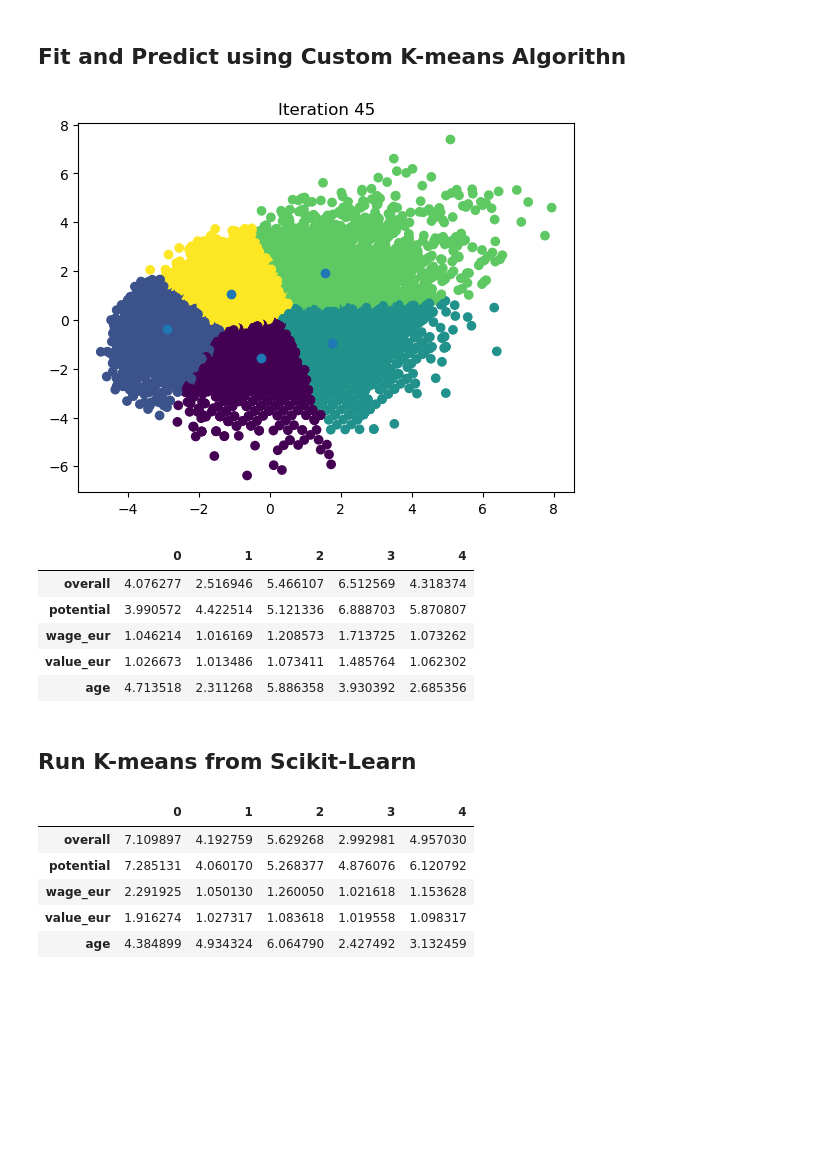
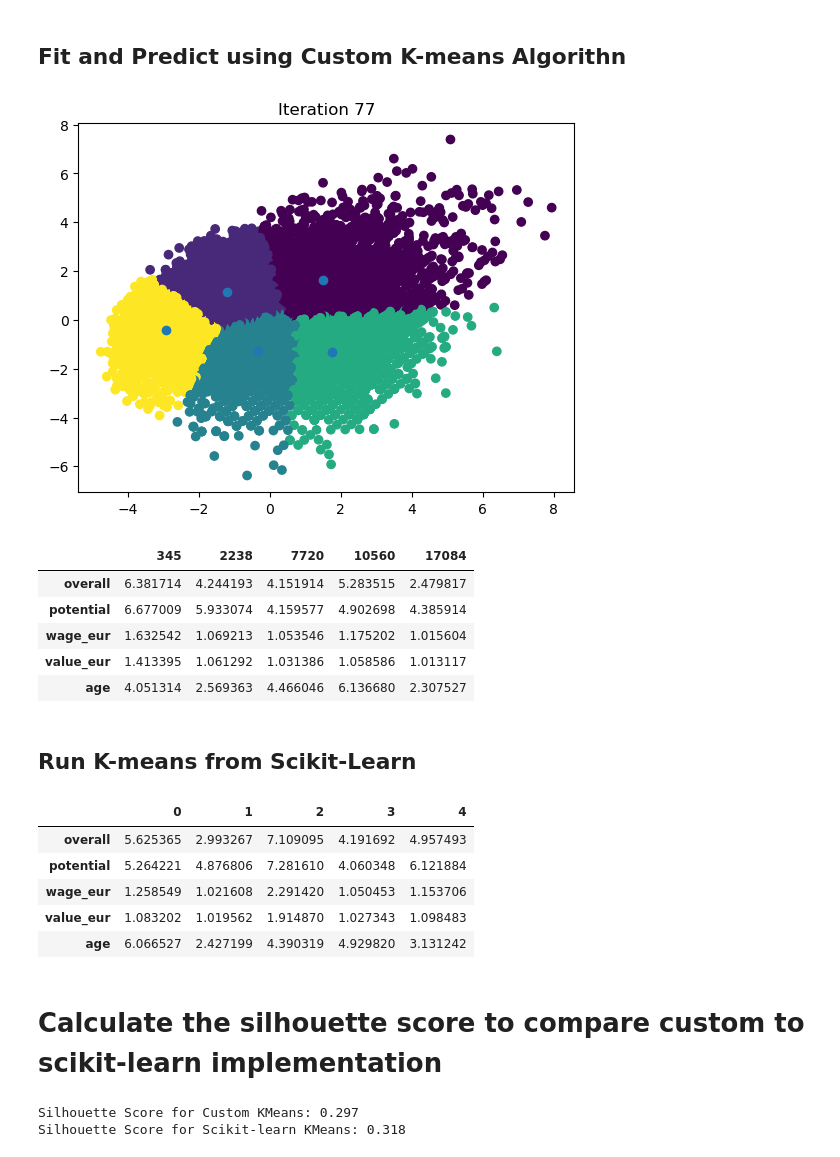
Before and after one commit to DimosPlavos/MachineLearningCustomAlgorithms, a Jupyter notebook: Kmeans.ipynb, the cells around one changed output. Saved outputs shown, nothing was run; the diff lists cells and outputs as text; code cells hidden in the pictures; blank space fills up the shorter version.

Commit message:
kmeans and knn done

```diff
--- a/Kmeans.ipynb
+++ b/Kmeans.ipynb
@@ -35,12 +91,10 @@ class Custom_KMeans:
         return self.get_labels(data, self.centroids)
 
     def random_centroids(self, data):
-        centroids = []
-        for i in range(self.k):
-            random.seed(42)
-            centroid = data.apply(lambda x: float(x.sample().iloc[0]))
-            centroids.append(centroid)
-        return pd.concat(centroids, axis=1)
+        np.random.seed(42)
+        random_indices = np.random.choice(data.index, size=self.k, replace=False)
+        centroids = data.loc[random_indices].transpose()
+        return centroids
 
     def get_labels(self, data, centroids):
         distances = centroids.apply(lambda x: np.sqrt(((data - x) ** 2).sum(axis=1)))
@@ -74,34 +128,49 @@ data = (data - data.min()) / (data.max() - data.min()) * 9 + 1
 # %%
 # Create KMeans object
 kmeans = Custom_KMeans(k=5, max_iterations=100)
 
 # Fit the data
 kmeans.fit(data)
 
 # Get labels for prediction
-labels = kmeans.predict(data)
+custom_labels = kmeans.predict(data)
 
-# Access centroids
 centroids = kmeans.centroids
 centroids
 # %% [output]
-[figure, old version]
+[figure, new version]
-|  | 0 | 1 | 2 | 3 | 4 |
-| overall | 4.076277 | 2.516946 | 5.466107 | 6.512569 | 4.318374 |
-| potential | 3.990572 | 4.422514 | 5.121336 | 6.888703 | 5.870807 |
-| wage_eur | 1.046214 | 1.016169 | 1.208573 | 1.713725 | 1.073262 |
-| value_eur | 1.026673 | 1.013486 | 1.073411 | 1.485764 | 1.062302 |
-| age | 4.713518 | 2.311268 | 5.886358 | 3.930392 | 2.685356 |
+|  | 345 | 2238 | 7720 | 10560 | 17084 |
+| overall | 6.381714 | 4.244193 | 4.151914 | 5.283515 | 2.479817 |
+| potential | 6.677009 | 5.933074 | 4.159577 | 4.902698 | 4.385914 |
+| wage_eur | 1.632542 | 1.069213 | 1.053546 | 1.175202 | 1.015604 |
+| value_eur | 1.413395 | 1.061292 | 1.031386 | 1.058586 | 1.013117 |
+| age | 4.051314 | 2.569363 | 4.466046 | 6.136680 | 2.307527 |
 # %% [markdown]
 ## Run K-means from Scikit-Learn
 # %%
-kmeans = KMeans(n_clusters=5, n_init=10)
+kmeans = KMeans(n_clusters=5, n_init=10, random_state=42)
 kmeans.fit(data)
-pd.DataFrame(kmeans.cluster_centers_, columns=features).T
+sklearn_labels = kmeans.predict(data)
+transposed_cluster_centers_df = pd.DataFrame(kmeans.cluster_centers_, columns=features).T
+
+transposed_cluster_centers_df
 # %% [output]
 |  | 0 | 1 | 2 | 3 | 4 |
-| overall | 7.109897 | 4.192759 | 5.629268 | 2.992981 | 4.957030 |
-| potential | 7.285131 | 4.060170 | 5.268377 | 4.876076 | 6.120792 |
-| wage_eur | 2.291925 | 1.050130 | 1.260050 | 1.021618 | 1.153628 |
-| value_eur | 1.916274 | 1.027317 | 1.083618 | 1.019558 | 1.098317 |
-| age | 4.384899 | 4.934324 | 6.064790 | 2.427492 | 3.132459 |
+| overall | 5.625365 | 2.993267 | 7.109095 | 4.191692 | 4.957493 |
+| potential | 5.264221 | 4.876806 | 7.281610 | 4.060348 | 6.121884 |
+| wage_eur | 1.258549 | 1.021608 | 2.291420 | 1.050453 | 1.153706 |
+| value_eur | 1.083202 | 1.019562 | 1.914870 | 1.027343 | 1.098483 |
+| age | 6.066527 | 2.427199 | 4.390319 | 4.929820 | 3.131242 |
+# %% [markdown]
+# Calculate the silhouette score to compare custom to scikit-learn implementation
+# %%
+# Calculate the silhouette score for the custom KMeans clustering
+silhouette_custom = silhouette_score(data, custom_labels)
+print(f"Silhouette Score for Custom KMeans: {silhouette_custom:.3f}")
+
+# Calculate the silhouette score for scikit-learn's KMeans clustering
+silhouette_sklearn = silhouette_score(data, sklearn_labels)
+print(f"Silhouette Score for Scikit-learn KMeans: {silhouette_sklearn:.3f}")
+# %% [output]
+Silhouette Score for Custom KMeans: 0.297
+Silhouette Score for Scikit-learn KMeans: 0.318
```
Also changed, not shown: parts of 11 cells of this notebook, 2 other files.
